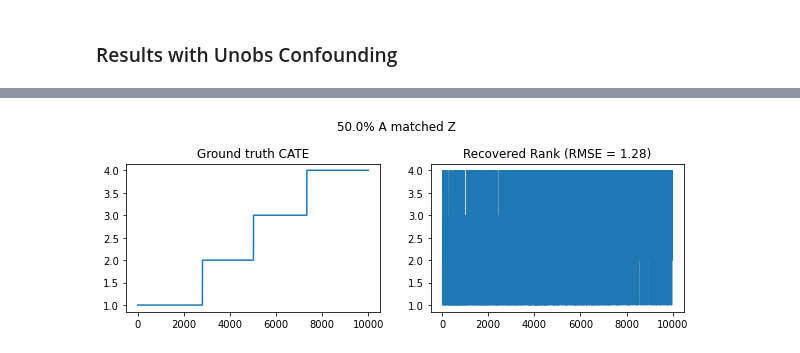
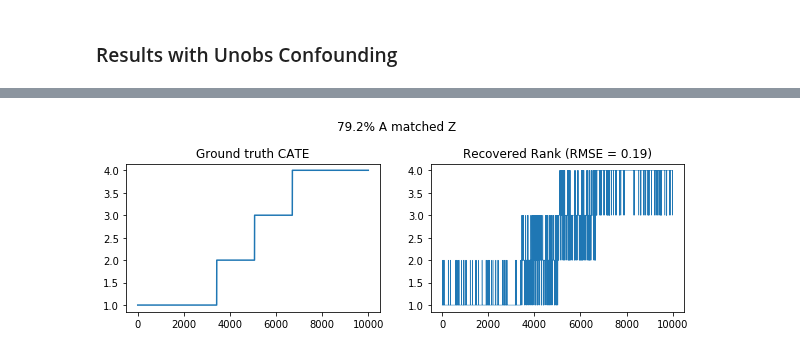
Before and after one commit to yanboxu/split-treatment-simulation, a Jupyter notebook: simulation.ipynb, the cells around one changed output, grey strips where cells are left out. Cells and saved outputs as stored; diff of their text form; code cells hidden in the pictures.

```diff
--- a/simulation.ipynb
+++ b/simulation.ipynb
@@ -164,43 +187,64 @@ plt.ylabel('RMSE')
 # %%
-methods=['IPTW_LR', 'IPTW_SVM']
+# Treatment: A_data; Features: X_data; Labels: Y_data [ Each of shape 10k*1 or 10k*50 ]
+# A and A_data are the same
 
-for method in methods:
-    xDim = 50
-    nSim = 10000
+xDim = 50
+nSim = 10000
 
-    #Data Generation
-    # A percentage Z match 77% params
-    p_AgivenZ= 0.8
-    p_AgivenNotZ=0.2
+#Data Generation
+A_matched_Z = []
+RMSEs = []
 
-    X_data, Y_data, A_data, nObs, Group_data, Y_0_data, Y_1_data, Z, A = sim_Data(xDim, nSim, p_AgivenZ, p_AgivenNotZ)
-    print(np.sum(Y_0_data), np.sum(Y_1_data))
+# A percentage Z match 52% params
+# p_AgivenZ= 0.6
+# p_AgivenNotZ=0.5
 
-    # No Confounder
-    if method == 'IPTW_LR':
-        Yhat_0, Yhat_1 = fit_IPTW_LR(X_data, Y_data, A_data, nObs)
-    elif method == 'IPTW_SVM':
-        Yhat_0, Yhat_1 = fit_IPTW_SVM(X_data, Y_data, A_data, nObs)
+# A percentage Z match 77% params
+p_AgivenZ= 0.8
+p_AgivenNotZ=0.2
 
-    a_matched_z, rmse, recovered_rank = evaluation(Yhat_0, Yhat_1, Group_data, Y_0_data, Y_1_data, A, Z)
-    print('% of A matched Z', a_matched_z)
-    print('Mean recovered rank without Placebo Treatment: ', rmse, np.mean(recovered_rank))
+X_data, Y_data, A_data, nObs, Group_data, Y_0_data, Y_1_data, Z, A = sim_Data(xDim, nSim, p_AgivenZ, p_AgivenNotZ)
+print(np.sum(Y_0_data), np.sum(Y_1_data))
 
+#Results on Normal Data
+Yhat_0, Yhat_1 = fit_IPTW_LR(X_data, Y_data, A_data, nObs)
+a_matched_z, rmse = evaluation(Yhat_0, Yhat_1, Group_data, Y_0_data, Y_1_data, A, Z)
+print('% of A matched Z', a_matched_z)
 
-    #Placebo Confounder
-    A_matched_Z_unobs = []
-    RMSEs_unobs = []
+A_matched_Z.append(a_matched_z)
+RMSEs.append(rmse)
 
-    A_data_placebo= placebo_confounder(X_data, A_data, Y_data)
+#UnObs Confounder
+A_matched_Z_unobs = []
+RMSEs_unobs = []
+
+corr_t=[]
+corr_y=[]
+alpha_range= [10**3, 10**4, 10**5]
+
+for alpha in alpha_range:
+
+    #Generate Obs Refutation Data
+    eps= 5000*alpha
+    if alpha ==10**3:
+        eps=5*eps
+
+    corr_treat, corr_out, X_data_unobs= bayes_unobs_confounder(X_data, A_data, Y_data, alpha, eps)
+    corr_t.append(corr_treat)
+    corr_y.append(corr_out)
 
     #Results on Confounded Data
-    if method == 'IPTW_LR':
-        Yhat_0, Yhat_1 = fit_IPTW_LR(X_data, Y_data,  A_data_placebo, nObs)
-    elif method == 'IPTW_SVM':
-        Yhat_0, Yhat_1 = fit_IPTW_SVM(X_data, Y_data,  A_data_placebo, nObs)
+    Yhat_0, Yhat_1 = fit_IPTW_LR(X_data_unobs,Y_data,  A_data, nObs)
+    a_matched_z, rmse = evaluation(Yhat_0, Yhat_1, Group_data, Y_0_data, Y_1_data, A, Z)
 
-    a_matched_z, rmse, recovered_rank = evaluation(Yhat_0, Yhat_1, Group_data, Y_0_data, Y_1_data, A_data_placebo, Z)
-    print('% of A matched Z', a_matched_z)
-    print('Mean recovered rank with Placebo Treatment: ', rmse, np.mean(recovered_rank))
+    A_matched_Z_unobs.append(a_matched_z)
+    RMSEs_unobs.append(rmse)
+
+    print('Final')
+    print('Correlation Treatment: ', corr_treat)
+    print('Correlation Outcome: ', corr_out)
+
+alpha_range=np.array(alpha_range)
+alpha_range=10000*(1/alpha_range)
 # %% [output]
 Avg compliance: 0.5999999999999999
@@ -243 +302 @@ Mean recovered rank with Placebo Treatment:  1.2822636234409834 2.4845
-[figure, old version]
+[figure, new version]
```
Also changed, not shown: parts of 18 cells of this notebook.
